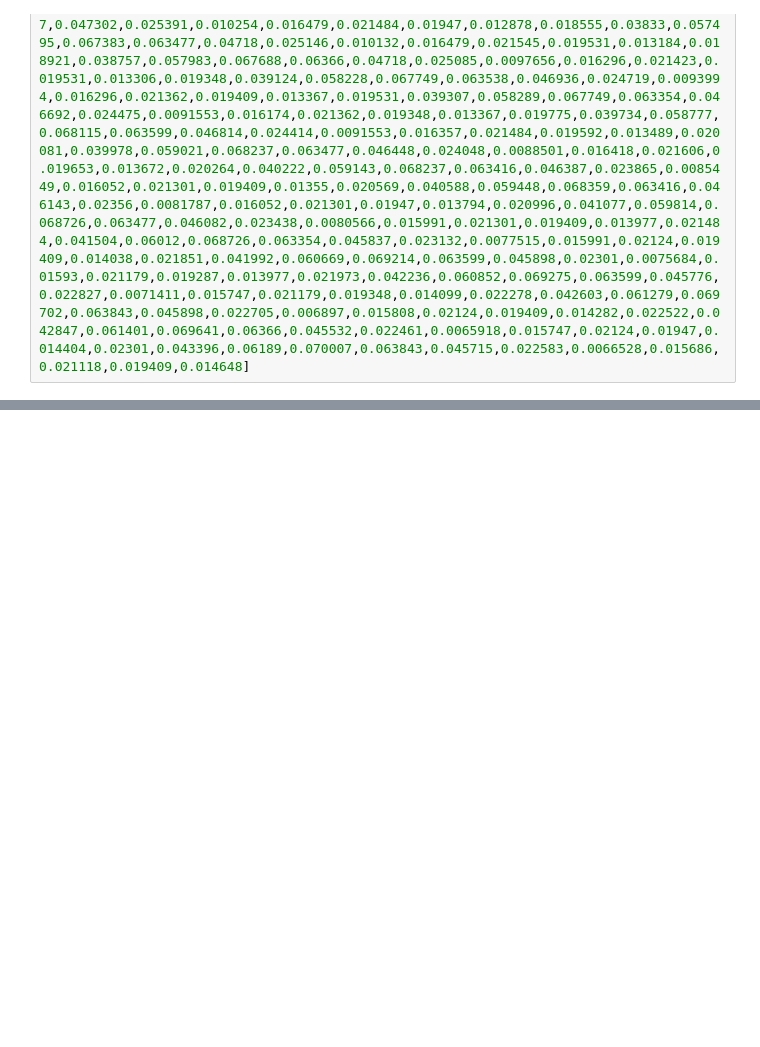
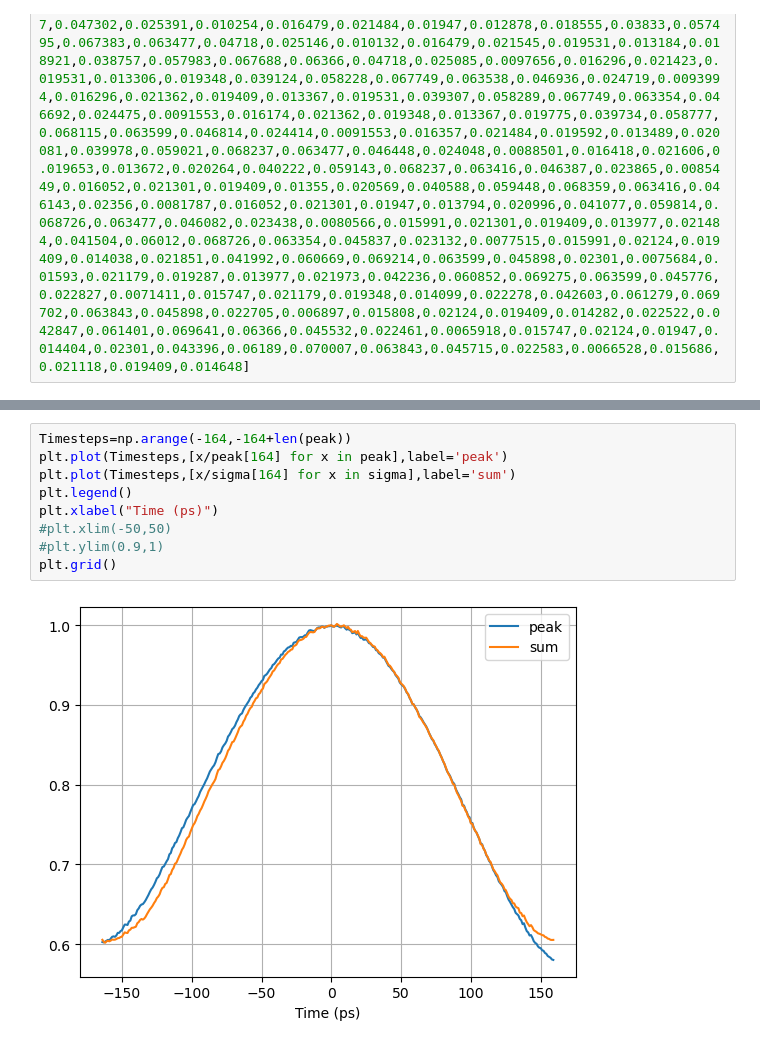
Before and after one commit to slaclab/kek-bpm-rfsoc-dev, a Jupyter notebook: software/notebooks/DiodeWaveform-change-delay.ipynb, the cells around one changed output, grey strips where cells are left out. Cells and saved outputs as stored; diff of their text form; blank space fills up the shorter version.

```diff
--- a/software/notebooks/DiodeWaveform-change-delay.ipynb
+++ b/software/notebooks/DiodeWaveform-change-delay.ipynb
@@ -163,0 +192,11 @@ plt.grid()
+# %%
+Timesteps=np.arange(-164,-164+len(peak))
+plt.plot(Timesteps,[x/peak[164] for x in peak],label='peak')
+plt.plot(Timesteps,[x/sigma[164] for x in sigma],label='sum')
+plt.legend()
+plt.xlabel("Time (ps)")
+#plt.xlim(-50,50)
+#plt.ylim(0.9,1)
+plt.grid()
+# %% [output]
+[figure, added]
```
Also changed, not shown: parts of 6 cells of this notebook, 2 other files.
